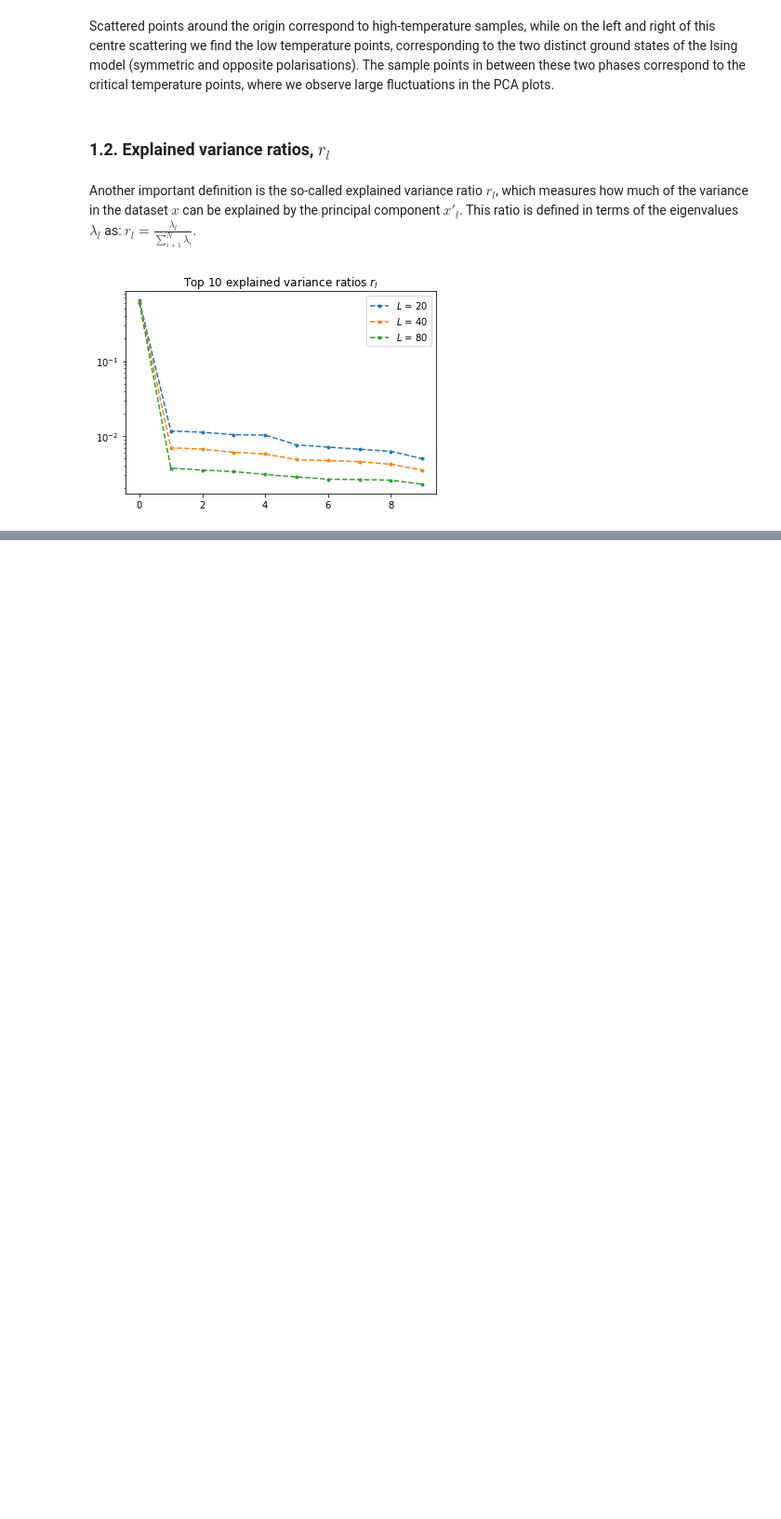
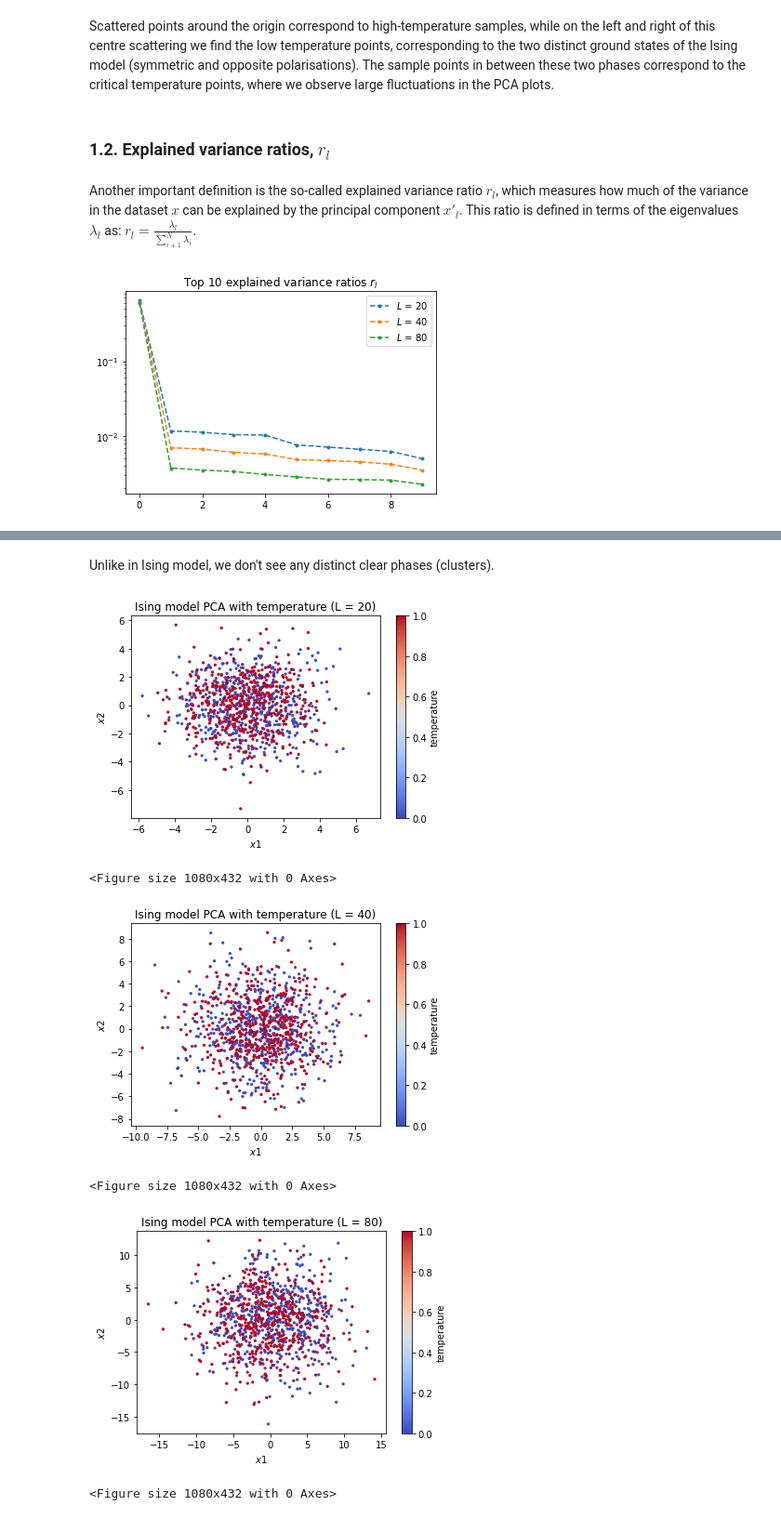
Before and after one commit to sofiagonga/ML_manybody_physics, a Jupyter notebook: dimensional_reduction_phase_transitions/dimensional_reduction.ipynb, the cells around one changed output, grey strips where cells are left out. Shown at 93% size. Drawn from its saved outputs; the diff is of its cells as text; code cells hidden in the pictures; blank space fills up the shorter version.

```diff
--- a/dimensional_reduction_phase_transitions/dimensional_reduction.ipynb
+++ b/dimensional_reduction_phase_transitions/dimensional_reduction.ipynb
@@ -53,9 +53,9 @@ y_gauge_20_url = os.path.join(github_dir, 'labels_gaugeTheory_L20.txt') #labels
 y_gauge_40_url = os.path.join(github_dir, 'labels_gaugeTheory_L40.txt') #labels
 y_gauge_80_url = os.path.join(github_dir, 'labels_gaugeTheory_L80.txt') #labels
 
-y_gauge_20 = np.loadtxt(y_gauge_20_url , dtype='int16')
-y_gauge_40 = np.loadtxt(y_gauge_40_url , dtype='int16')
-y_gauge_80 = np.loadtxt(y_gauge_80_url , dtype='int16')
+y_gauge_20 = np.loadtxt(y_gauge_20_url , dtype='double')
+y_gauge_40 = np.loadtxt(y_gauge_40_url , dtype='double')
+y_gauge_80 = np.loadtxt(y_gauge_80_url , dtype='double')
 # %% [markdown]
 Store system sizes and print as check:
 # %%
@@ -191,0 +244,13 @@ We observe one single dominant principal component
+# %% [markdown]
+Unlike in Ising model, we don't see any distinct clear phases (clusters).
+# %%
+plot_pca_scatter_with_T(X_prime_gauge_20, temperatures = y_gauge_20, sys_size = 20, columns = [0,1])
+plot_pca_scatter_with_T(X_prime_gauge_40, temperatures = y_gauge_40, sys_size = 40, columns = [0,1])
+plot_pca_scatter_with_T(X_prime_gauge_80, temperatures = y_gauge_80, sys_size = 80, columns = [0,1])
+# %% [output]
+[figure, added]
+<Figure size 1080x432 with 0 Axes>
+[figure, added]
+<Figure size 1080x432 with 0 Axes>
+[figure, added]
+<Figure size 1080x432 with 0 Axes>
```
Also changed, not shown: parts of 26 cells of this notebook.
